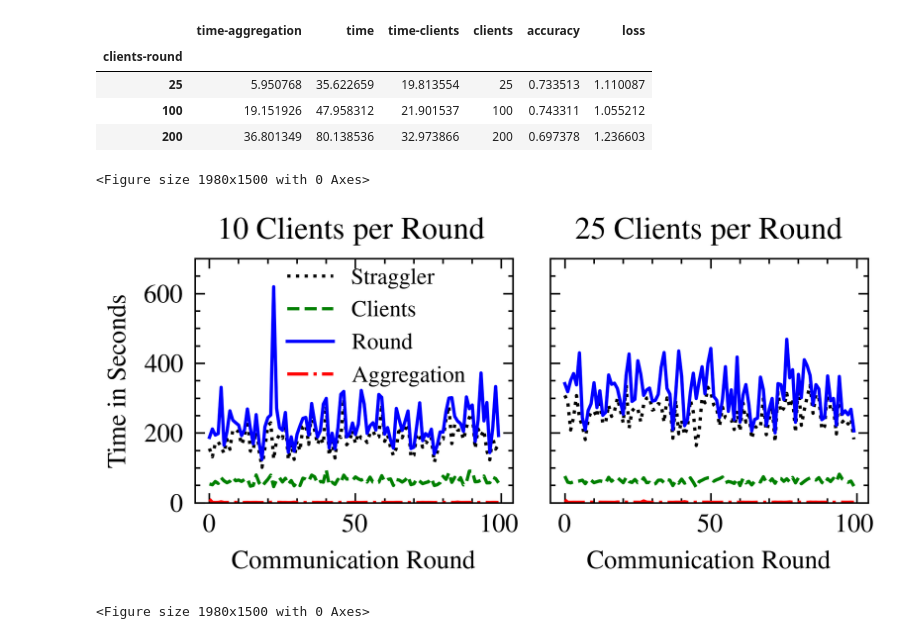
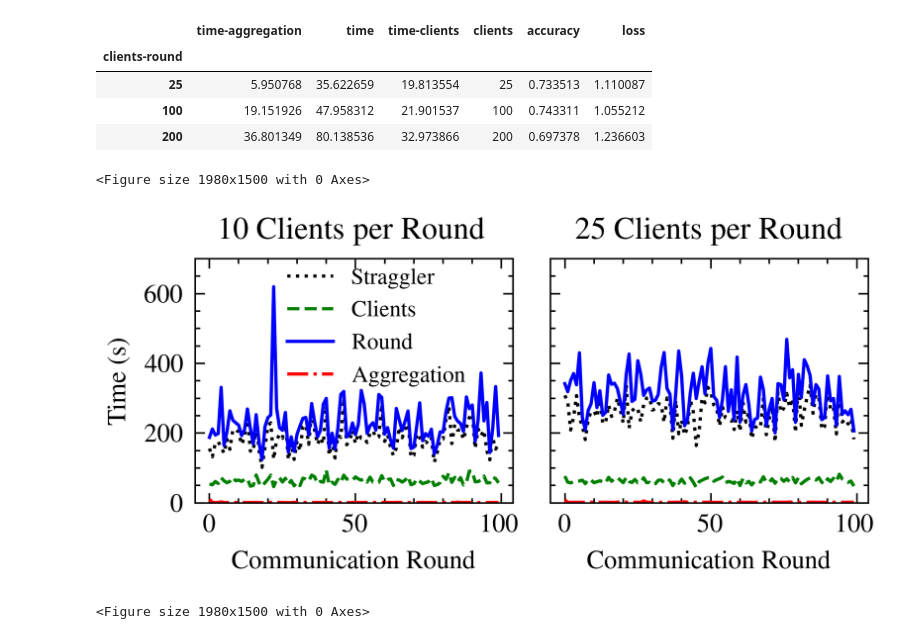
Before and after one commit to Serverless-Federated-Learning/FedLesScan, a Jupyter notebook: experiments/fedless-analysis-ieee.ipynb, the cells around one changed output. Saved outputs shown, nothing was run; the diff lists cells and outputs as text; code cells hidden in the pictures.

```diff
--- a/experiments/fedless-analysis-ieee.ipynb
+++ b/experiments/fedless-analysis-ieee.ipynb
@@ -102,7 +103,7 @@ for i, clients in enumerate([100, 200]):
     )
     axarr[i].set_title(f"{clients} Clients per Round")
     axarr[i].set_xlabel("Communication Round")
-    axarr[i].set_ylabel("Time in Seconds")
+    axarr[i].set_ylabel("Time (s)")
     axarr[i].get_legend().remove()
 
 handles, labels = axarr[-1].get_legend_handles_labels()
@@ -163,7 +164,7 @@ for i, clients in enumerate([25, 200]):
     #)
     axarr[i].set_title(f"{clients} Clients per Round")
     axarr[i].set_xlabel("Communication Round")
-    axarr[i].set_ylabel("Time in Seconds")
+    axarr[i].set_ylabel("Time (s)")
     axarr[i].get_legend().remove()
 
 handles, labels = axarr[-1].get_legend_handles_labels()
@@ -217,35 +218,35 @@ for i, clients in enumerate([10, 25]):
         data=mean_round_df.loc[clients],
         ax=axarr[i],
         label="Round"
     )
     sns.lineplot(
         x="round",
         y="time-aggregation",
         data=mean_round_df.loc[clients],
         ax=axarr[i],
         label="Aggregation"
     )
     #ns.lineplot(
     #   x="round",
     #   y="seconds",
     #   data=mean_client_per_round_df.loc[(True, clients), :],
     #   ax=axarr[i],
     #   label="Evaluation"
     #
     axarr[i].set_title(f"{clients} Clients per Round")
     axarr[i].set_xlabel("Communication Round")
-    axarr[i].set_ylabel("Time in Seconds")
+    axarr[i].set_ylabel("Time (s)")
     axarr[i].set_ylim((0, 700))
     axarr[i].get_legend().remove()
 
 handles, labels = axarr[-1].get_legend_handles_labels()
 lgd = fig.legend(handles, labels, loc=(.23, .5), fontsize=7) #loc="center left", bbox_to_anchor=(0.95, 0.5))
 fig.tight_layout()
 
 fig.savefig(PLOT_OUTPUT_DIR / f"fedless-{dataset}-times.pdf", bbox_inches ='tight',pad_inches=0)
 # %% [output]
 <Figure size 1980x1500 with 0 Axes>
-[figure, old version]
+[figure, new version]
 # %%
 clients_df_ = fedless_clients_df.loc[(("mnist", "femnist"), slice(1, 200), 200), :].reset_index()
 clients_df_ = clients_df_[clients_df_["eval"] == False]
```
Also changed, not shown: parts of 13 cells of this notebook.
